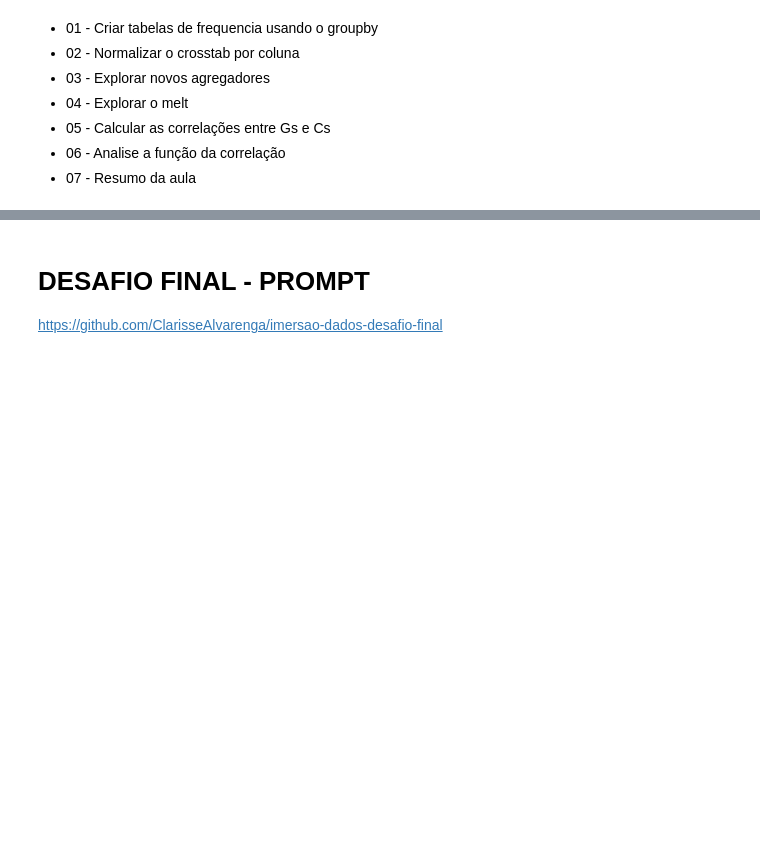
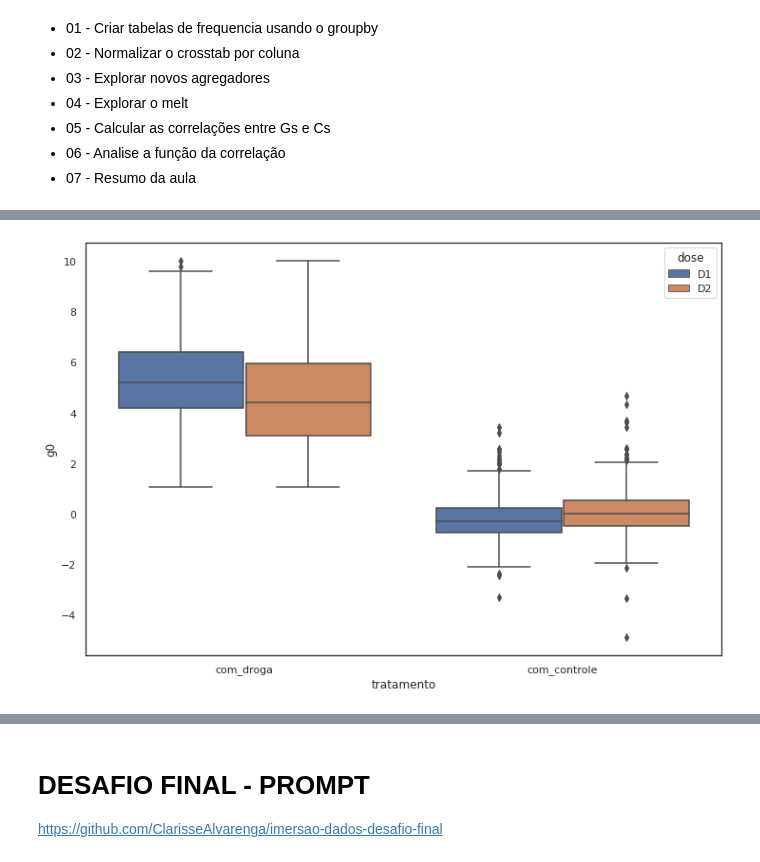
Before and after one commit to ClarisseAlvarenga/Imersao_Alura_3_edicao, a Jupyter notebook: Imersão_Dados_III_Alura_Clarisse.ipynb, the cells around one changed output, grey strips where cells are left out. Cells and saved outputs as stored; diff of their text form; code cells hidden in the pictures; blank space fills up the shorter version.

```diff
--- a/Imersão_Dados_III_Alura_Clarisse.ipynb
+++ b/Imersão_Dados_III_Alura_Clarisse.ipynb
@@ -730,0 +1027,13 @@ Podemos ver por este mapa de correlação que cada gene tem uma tendência de co
+# %%
+#maneira de resolver #1 (Clarisse)
+'''
+eficiência:
+CPU times: user 12.1 ms, sys: 0 ns, total: 12.1 ms
+Wall time: 16.2 ms
+'''
+controle = {
+    'com_droga':0,
+    'com_controle':1
+}
+dados_combinados['eh_controle'] = dados_combinados['tratamento'].replace(controle)
+dados_combinados.tail()
@@ -730,0 +1048,9 @@ Podemos ver por este mapa de correlação que cada gene tem uma tendência de co
+# %%
+#maneira de resolver #2 (Clarice Fiorese) - usando o numpy
+'''
+eficiência:
+CPU times: user 5.24 ms, sys: 0 ns, total: 5.24 ms
+Wall time: 14 ms
+'''
+dados_combinados["eh_controle"] = np.where(dados_combinados["tratamento"] == "com_controle", 1, 0)
+dados_combinados.tail()
@@ -730,0 +1065,9 @@ Podemos ver por este mapa de correlação que cada gene tem uma tendência de co
+# %%
+#maneira de resolver #3 (Lucas Wolf) - usando função lambda
+"""
+eficiência
+CPU times: user 13.1 ms, sys: 0 ns, total: 13.1 ms
+Wall time: 14.9 ms
+"""
+dados_combinados['eh_controle'] = dados_combinados['tratamento'].map( lambda x: 1 if x == 'com_controle' else 0)
+dados_combinados.tail()
@@ -730,0 +1147,5 @@ Podemos ver por este mapa de correlação que cada gene tem uma tendência de co
+# %%
+#chamando de composto laranja pq ele ficou laranja no meu primeiro boxplot
+compostos = ['87d714366', 'cacb2b860']
+composto_laranja_e_controle = dados_combinados.query('composto in @compostos')
+composto_laranja_e_controle
@@ -730,0 +1166,5 @@ Podemos ver por este mapa de correlação que cada gene tem uma tendência de co
+# %%
+plt.figure(figsize=(12,8))
+sns.boxplot(data=composto_laranja_e_controle, y='g0', x='tratamento', hue='dose');
+# %% [output]
+[figure, added]
```
Also changed, not shown: parts of 63 cells of this notebook.
